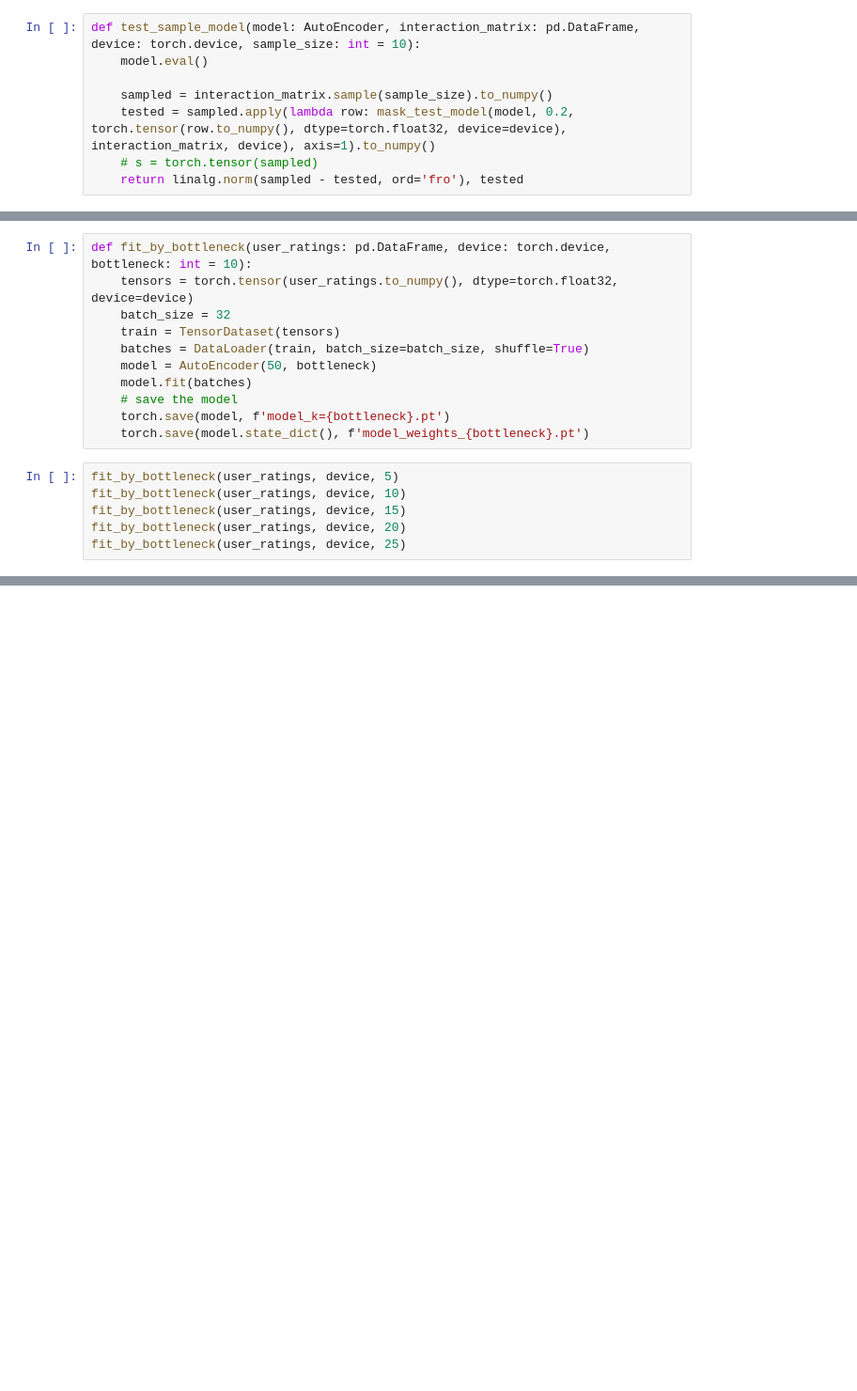
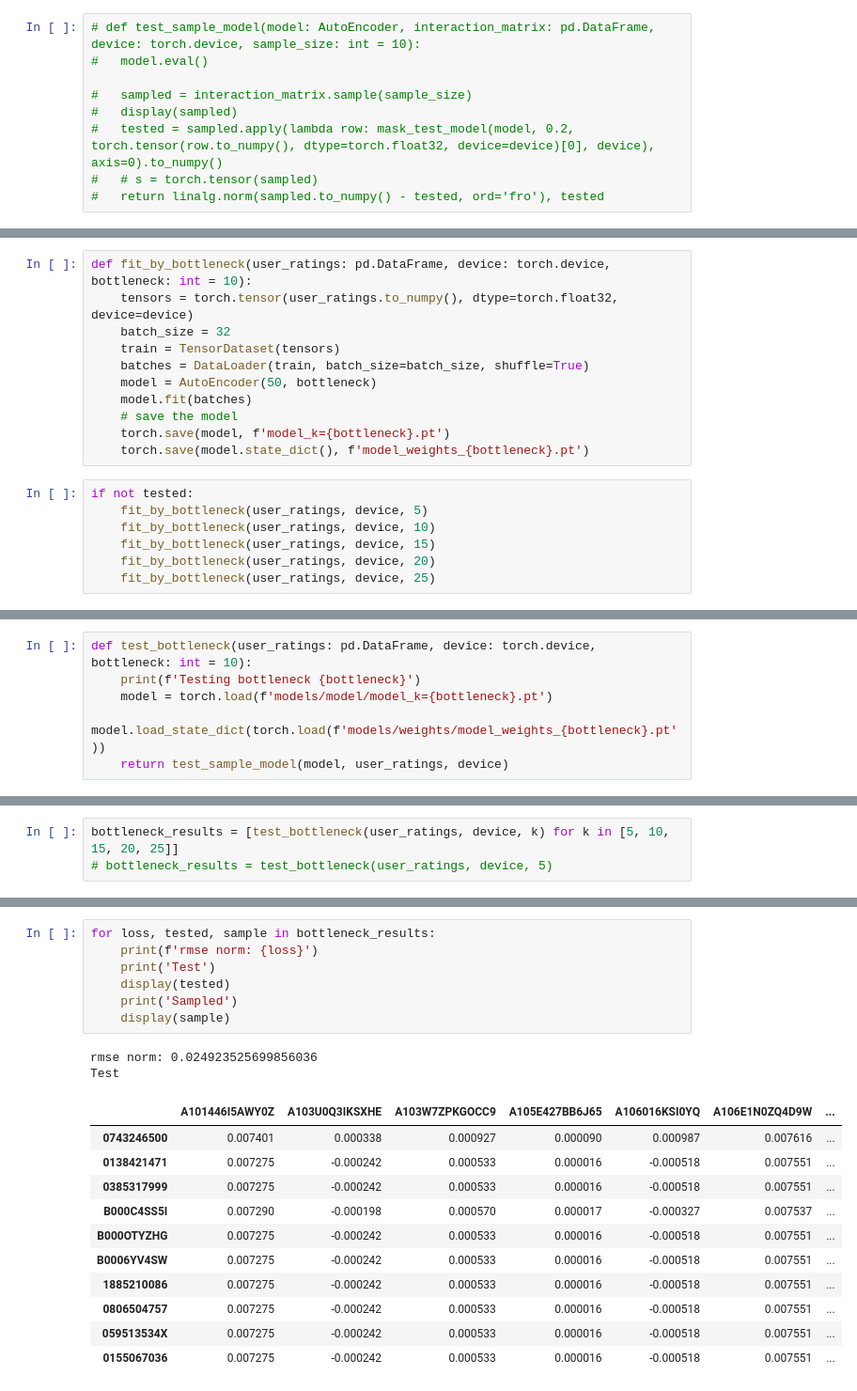
Before and after one commit to jinks145/pj_fireteam-108c, a Jupyter notebook: autoencoder.ipynb, the cells around one changed output, grey strips where cells are left out. Shown at 94% size. Cells and saved outputs as stored; diff of their text form; blank space fills up the shorter version.

```diff
--- a/autoencoder.ipynb
+++ b/autoencoder.ipynb
@@ -173,10 +220,11 @@ array([4.833054  , 0.11991548], dtype=float32)
 # %%
 from numpy import linalg
 # %%
-def test_sample_model(model: AutoEncoder, interaction_matrix: pd.DataFrame, device: torch.device, sample_size: int = 10):
-	model.eval()
+# def test_sample_model(model: AutoEncoder, interaction_matrix: pd.DataFrame, device: torch.device, sample_size: int = 10):
+# 	model.eval()
 
-	sampled = interaction_matrix.sample(sample_size).to_numpy()
-	tested = sampled.apply(lambda row: mask_test_model(model, 0.2, torch.tensor(row.to_numpy(), dtype=torch.float32, device=device), interaction_matrix, device), axis=1).to_numpy()
-	# s = torch.tensor(sampled)
-	return linalg.norm(sampled - tested, ord='fro'), tested
+# 	sampled = interaction_matrix.sample(sample_size)
+# 	display(sampled)
+# 	tested = sampled.apply(lambda row: mask_test_model(model, 0.2, torch.tensor(row.to_numpy(), dtype=torch.float32, device=device)[0], device), axis=0).to_numpy()
+# 	# s = torch.tensor(sampled)
+# 	return linalg.norm(sampled.to_numpy() - tested, ord='fro'), tested
@@ -194,8 +270,9 @@ def fit_by_bottleneck(user_ratings: pd.DataFrame, device: torch.device, bottlene
 	torch.save(model, f'model_k={bottleneck}.pt')
 	torch.save(model.state_dict(), f'model_weights_{bottleneck}.pt')
 # %%
-fit_by_bottleneck(user_ratings, device, 5)
-fit_by_bottleneck(user_ratings, device, 10)
-fit_by_bottleneck(user_ratings, device, 15)
-fit_by_bottleneck(user_ratings, device, 20)
-fit_by_bottleneck(user_ratings, device, 25)
+if not tested:
+	fit_by_bottleneck(user_ratings, device, 5)
+	fit_by_bottleneck(user_ratings, device, 10)
+	fit_by_bottleneck(user_ratings, device, 15)
+	fit_by_bottleneck(user_ratings, device, 20)
+	fit_by_bottleneck(user_ratings, device, 25)
@@ -201,0 +283,6 @@ fit_by_bottleneck(user_ratings, device, 25)
+# %%
+def test_bottleneck(user_ratings: pd.DataFrame, device: torch.device, bottleneck: int = 10):
+    print(f'Testing bottleneck {bottleneck}')
+    model = torch.load(f'models/model/model_k={bottleneck}.pt')
+    model.load_state_dict(torch.load(f'models/weights/model_weights_{bottleneck}.pt'))
+    return test_sample_model(model, user_ratings, device)
@@ -201,0 +291,3 @@ fit_by_bottleneck(user_ratings, device, 25)
+# %%
+bottleneck_results = [test_bottleneck(user_ratings, device, k) for k in [5, 10, 15, 20, 25]]
+# bottleneck_results = test_bottleneck(user_ratings, device, 5)
@@ -201,0 +312,21 @@ fit_by_bottleneck(user_ratings, device, 25)
+# %%
+for loss, tested, sample in bottleneck_results:
+	print(f'rmse norm: {loss}')
+	print('Test')
+	display(tested)
+	print('Sampled')
+	display(sample)
+# %% [output]
+rmse norm: 0.024923525699856036
+Test
+|  | A101446I5AWY0Z | A103U0Q3IKSXHE | A103W7ZPKGOCC9 | A105E427BB6J65 | A106016KSI0YQ | A106E1N0ZQ4D9W | ... |
+| 0743246500 | 0.007401 | 0.000338 | 0.000927 | 0.000090 | 0.000987 | 0.007616 | ... |
+| 0138421471 | 0.007275 | -0.000242 | 0.000533 | 0.000016 | -0.000518 | 0.007551 | ... |
+| 0385317999 | 0.007275 | -0.000242 | 0.000533 | 0.000016 | -0.000518 | 0.007551 | ... |
+| B000C4SS5I | 0.007290 | -0.000198 | 0.000570 | 0.000017 | -0.000327 | 0.007537 | ... |
+| B000OTYZHG | 0.007275 | -0.000242 | 0.000533 | 0.000016 | -0.000518 | 0.007551 | ... |
+| B0006YV4SW | 0.007275 | -0.000242 | 0.000533 | 0.000016 | -0.000518 | 0.007551 | ... |
+| 1885210086 | 0.007275 | -0.000242 | 0.000533 | 0.000016 | -0.000518 | 0.007551 | ... |
+| 0806504757 | 0.007275 | -0.000242 | 0.000533 | 0.000016 | -0.000518 | 0.007551 | ... |
+| 059513534X | 0.007275 | -0.000242 | 0.000533 | 0.000016 | -0.000518 | 0.007551 | ... |
+| 0155067036 | 0.007275 | -0.000242 | 0.000533 | 0.000016 | -0.000518 | 0.007551 | ... |
```
Also changed, not shown: parts of 30 cells of this notebook, 1 other file.
